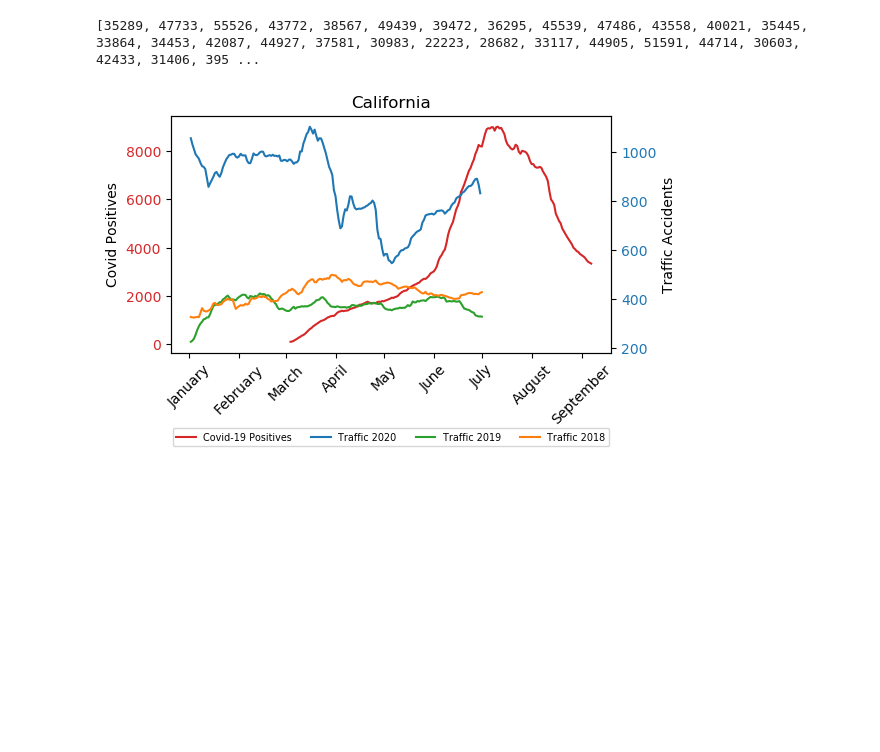
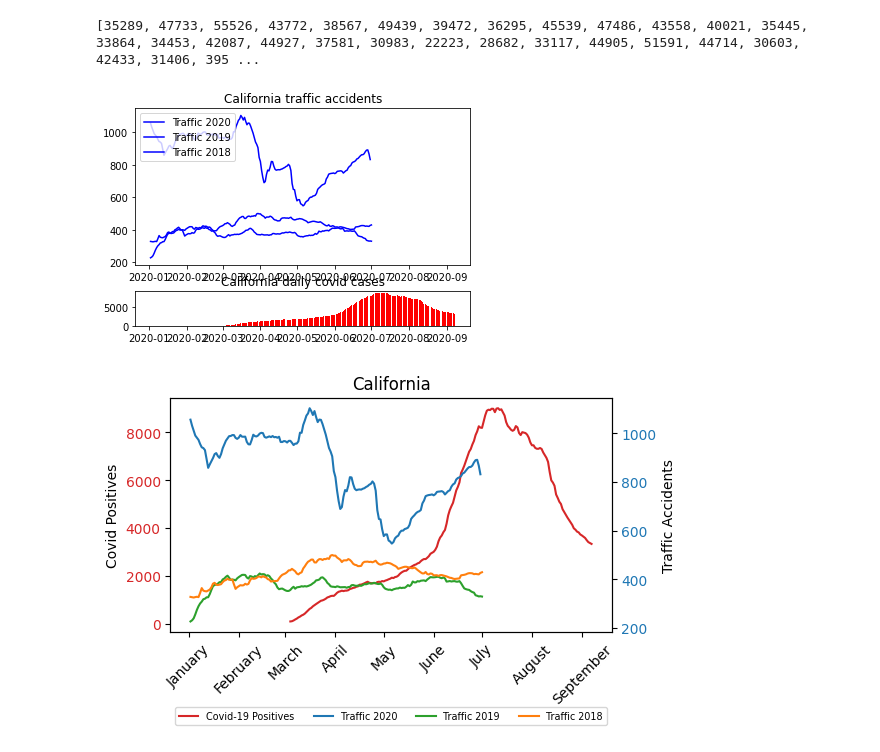
Before and after one commit to nesattorney/BED2056-project, a Jupyter notebook: project.ipynb, the cells around one changed output. Saved outputs shown, nothing was run; the diff lists cells and outputs as text; code cells hidden in the pictures; blank space fills up the shorter version.

Commit message:
Add bar plot

```diff
--- a/project.ipynb
+++ b/project.ipynb
@@ -89,6 +89,89 @@ def get_daily_covid_contry():
 print(get_daily_covid_contry())
 # %% [output]
 [35289, 47733, 55526, 43772, 38567, 49439, 39472, 36295, 45539, 47486, 43558, 40021, 35445, 33864, 34453, 42087, 44927, 37581, 30983, 22223, 28682, 33117, 44905, 51591, 44714, 30603, 42433, 31406, 395 ...
+# %%
+def plot_covid_state_bar(state, moving_avg_window):
+
+    # Extract the covid data for the given state
+    state_covid_data = covid_data.loc[covid_data['state'] == state]
+
+    # Extract the traffic data for the given state
+    state_traffic_data = traffic_data.loc[traffic_data['state'] == state]
+
+    state_population = population_data.loc[population_data['state'] == state]
+
+    # Merge rows with same date and add a counter column
+    state_traffic_data['count'] = state_traffic_data.groupby(['date'])['date'].transform('size')
+    state_traffic_data.drop_duplicates(keep='first', inplace=True)
+    state_traffic_data = state_traffic_data.sort_values(by='date')
+
+    # Calculate ratio of accidents against state population
+    population_2019 = state_population.iloc[0]['population2019']
+    state_traffic_data['ratio'] = state_traffic_data['count'] / population_2019
+
+    # Apply moving average to data
+    state_traffic_data['count'] = state_traffic_data['count'].rolling(window = moving_avg_window).mean()
+
+    # Traffic data 2020 to June
+    start_date = pd.to_datetime('2020-01-01', format='%Y-%m-%d', errors='ignore')
+    end_date = pd.to_datetime('2021-01-01', format='%Y-%m-%d', errors='ignore')
+    mask = (state_traffic_data['date'] > start_date) & (state_traffic_data['date'] <= end_date)
+    state_traffic_data_2020 = state_traffic_data.loc[mask]
+
+    # Traffic data 2019 to June
+    start_date = pd.to_datetime('2019-01-01', format='%Y-%m-%d', errors='ignore')
+    end_date = pd.to_datetime('2019-07-01', format='%Y-%m-%d', errors='ignore')
+    mask = (state_traffic_data['date'] > start_date) & (state_traffic_data['date'] <= end_date)
+    state_traffic_data_2019 = state_traffic_data.loc[mask]
+    state_traffic_data_2019['date'] = state_traffic_data_2019['date'] + pd.DateOffset(years=1)
+
+    # Traffic data 2018 to June
+    start_date = pd.to_datetime('2018-01-01', format='%Y-%m-%d', errors='ignore')
+    end_date = pd.to_datetime('2018-07-01', format='%Y-%m-%d', errors='ignore')
+    mask = (state_traffic_data['date'] > start_date) & (state_traffic_data['date'] <= end_date)
+    state_traffic_data_2018 = state_traffic_data.loc[mask]
+    state_traffic_data_2018['date'] = state_traffic_data_2018['date'] + pd.DateOffset(years=2)
+
+
+    # Plot traffic accidents 2020
+    dates_traffic_2020 = state_traffic_data_2020['date']
+    accidents_2020 = state_traffic_data_2020['count']
+
+    # Plot traffic accidents 2019
+    dates_traffic_2019 = state_traffic_data_2019['date']
+    accidents_2019 = state_traffic_data_2019['count']
+
+    # Plot taffic accidents 2018
+    dates_traffic_2018 = state_traffic_data_2018['date']
+    accidents_2018 = state_traffic_data_2018['count']
+
+
+
+    top = plt.subplot2grid((4, 4), (0, 0), rowspan=3, colspan=4)
+    top.plot(dates_traffic_2020, accidents_2020, color='blue', label='Traffic 2020')
+    top.plot(dates_traffic_2019, accidents_2019, color='blue', label='Traffic 2019')
+    top.plot(dates_traffic_2018, accidents_2018, color='blue', label='Traffic 2018')
+    plt.title(state + " traffic accidents")
+    plt.legend(loc=2)
+
+    # Plot covid cases
+    dates_covid = state_covid_data['date']
+    positives = get_daily_covid_state(state)
+    positives = pd.Series(positives)
+    positives = positives.rolling(window = moving_avg_window).mean()
+
+    # Add the covid along the bottom
+    bottom = plt.subplot2grid((4, 4), (3, 0), rowspan=1, colspan=4, sharex=top)
+    bottom.bar(dates_covid, positives, color='red')
+    plt.title(state + ' daily covid cases')
+    plt.subplots_adjust(hspace=0.75)
+    plt.gcf().set_size_inches(15, 8)
+
+    pass
+
+plot_covid_state_bar('California', 21)
+# %% [output]
+[figure, added]
 # %%
 import datetime
 def plot_covid_state(state, moving_avg_window):
```
Also changed, not shown: parts of 2 cells of this notebook.
